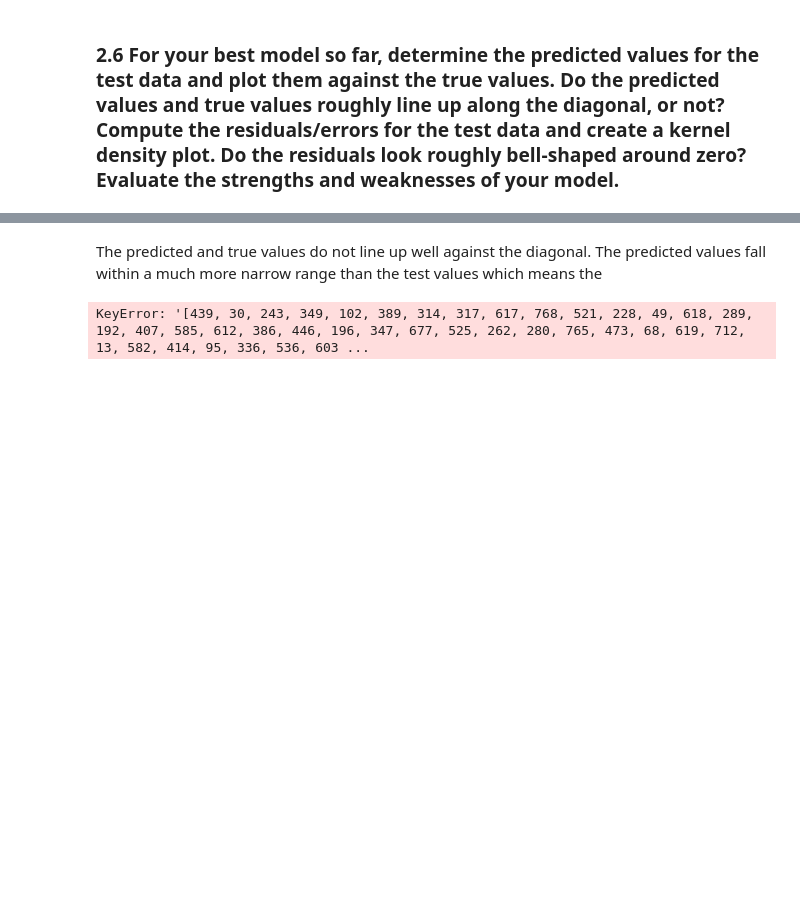
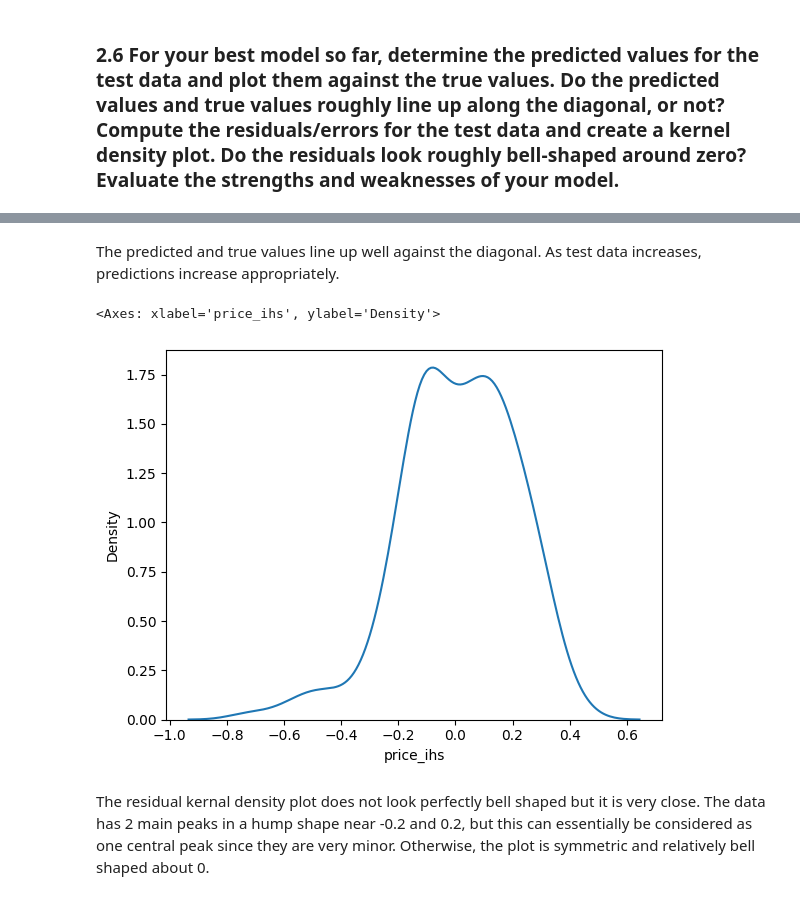
Before and after one commit to alyshaakhtar/DS3001-linearRegression, a Jupyter notebook: assignment.ipynb, the cells around one changed output, grey strips where cells are left out. Drawn from its saved outputs; the diff is of its cells as text; code cells hidden in the pictures; blank space fills up the shorter version.

```diff
--- a/assignment.ipynb
+++ b/assignment.ipynb
@@ -478,21 +472,9 @@ sns.scatterplot(x=y_test,y=y_hat_all)
 # %% [markdown]
-The predicted and true values do not line up well against the diagonal. The predicted values fall within a much more narrow range than the test values which means the
+The predicted and true values line up well against the diagonal. As test data increases, predictions increase appropriately.
-# %%
-X_train_all = pd.concat([X_train_n, X_train_c],axis=1, ignore_index=True)
-X_test_all = pd.concat([X_test_n, X_test_c],axis=1, ignore_index=True)
-
-X_train_all = X_train_all.dropna()
-y_train = y_train[X_train_all.index]
-
-X_test_all = X_test_all.dropna()
-y_test = y_test[X_test_all.index]
-
-reg_all = linear_model.LinearRegression().fit(X_train_all,y_train)
-y_hat_all = reg_all.predict(X_test_all)
-print('All Rsq: ', reg_all.score(X_test_all,y_test))
-rmse_all = np.sqrt( np.mean( (y_test - y_hat_all)**2 ))
-print('All RMSE: ', rmse_all)
-
-sns.scatterplot(x=y_test,y=y_hat_all)
-# %% [output]
-KeyError: '[439, 30, 243, 349, 102, 389, 314, 317, 617, 768, 521, 228, 49, 618, 289, 192, 407, 585, 612, 386, 446, 196, 347, 677, 525, 262, 280, 765, 473, 68, 619, 712, 13, 582, 414, 95, 336, 536, 603 ...
+# %%
+sns.kdeplot(residuals)
+# %% [output]
+<Axes: xlabel='price_ihs', ylabel='Density'>
+[figure, added]
+# %% [markdown]
+The residual kernal density plot does not look perfectly bell shaped but it is very close. The data has 2 main peaks in a hump shape near -0.2 and 0.2, but this can essentially be considered as one central peak since they are very minor. Otherwise, the plot is symmetric and relatively bell shaped about 0.
```
Also changed, not shown: parts of 12 cells of this notebook.
